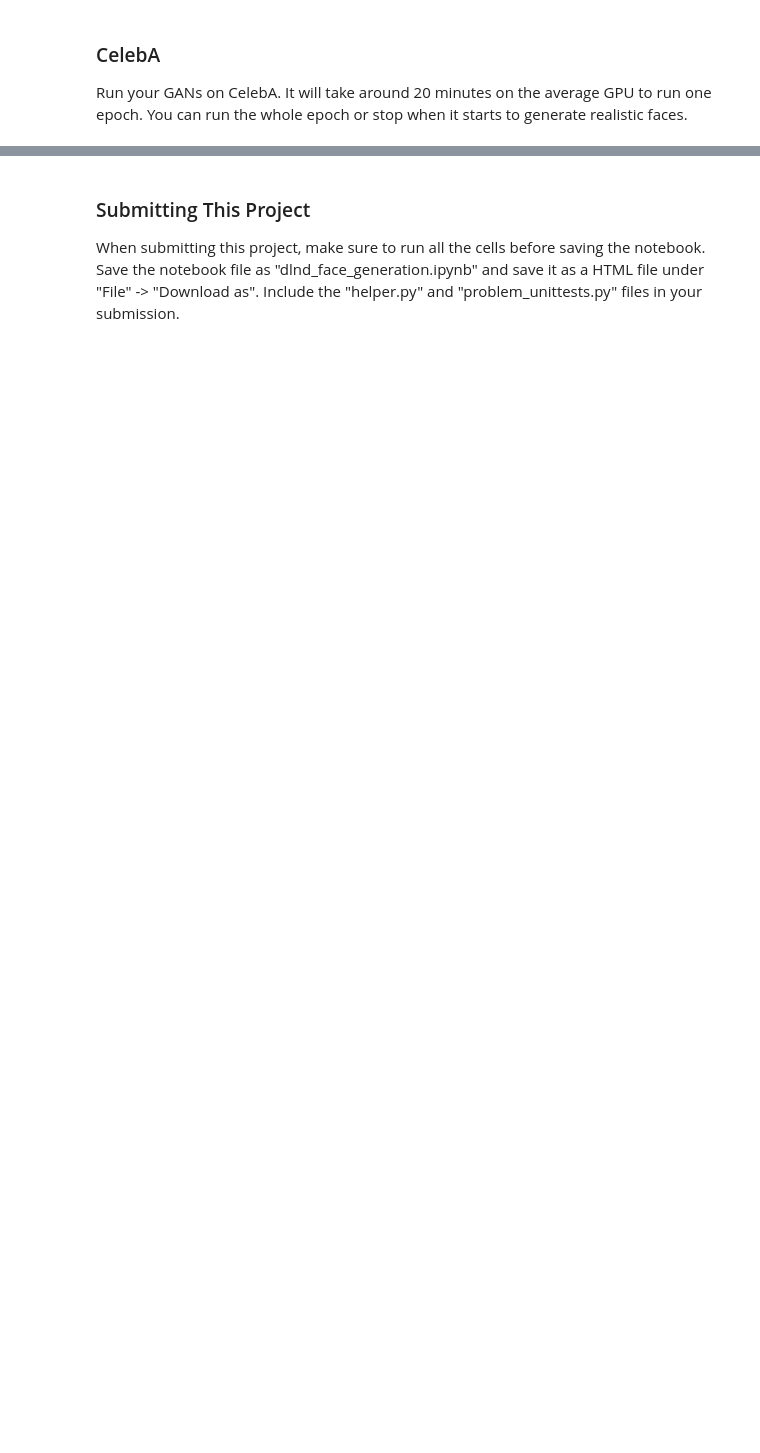
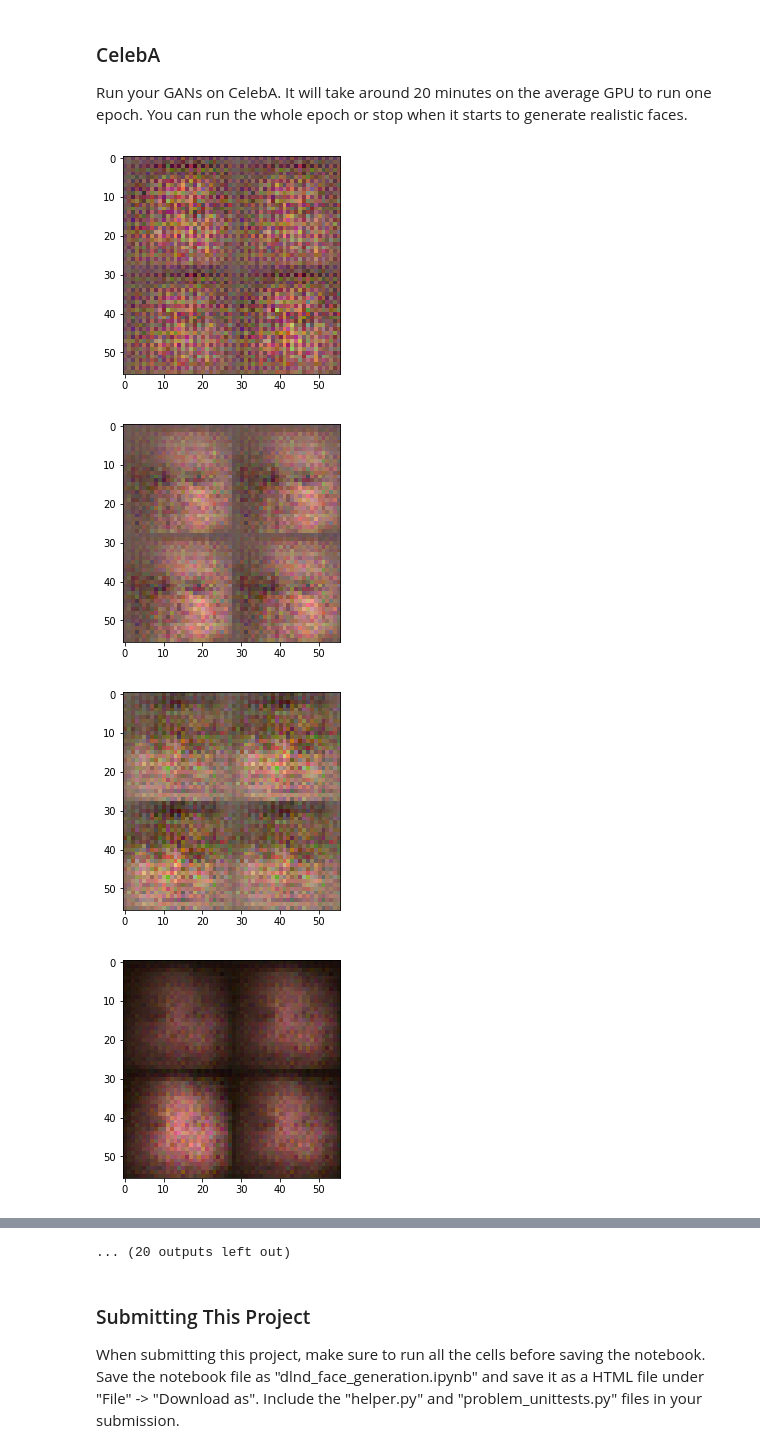
Before and after one commit to nickcica/dlnd_face_generation, a Jupyter notebook: dlnd_face_generation.ipynb, the cells around one changed output, grey strips where cells are left out. Drawn from its saved outputs; the diff is of its cells as text; code cells hidden in the pictures; blank space fills up the shorter version.

```diff
--- a/dlnd_face_generation.ipynb
+++ b/dlnd_face_generation.ipynb
@@ -456,18 +459,23 @@ Epoch 2/2... Discriminator Loss: 0.3295... Generator Loss: 6.4454
 ### CelebA
 Run your GANs on CelebA.  It will take around 20 minutes on the average GPU to run one epoch.  You can run the whole epoch or stop when it starts to generate realistic faces.
 # %%
-batch_size = None
-z_dim = None
-learning_rate = None
-beta1 = None
+batch_size = 64
+z_dim = 100
+learning_rate = 0.0001
+beta1 = 0.5
 
 
 """
 DON'T MODIFY ANYTHING IN THIS CELL THAT IS BELOW THIS LINE
 """
 epochs = 1
 
 celeba_dataset = helper.Dataset('celeba', glob(os.path.join(data_dir, 'img_align_celeba/*.jpg')))
 with tf.Graph().as_default():
     train(epochs, batch_size, z_dim, learning_rate, beta1, celeba_dataset.get_batches,
           celeba_dataset.shape, celeba_dataset.image_mode)
+# %% [output]
+[figure, added]
+[figure, added]
+[figure, added]
+[figure, added]
@@ -474,3 +490,4 @@ with tf.Graph().as_default():
+... (20 outputs left out)
 # %% [markdown]
 ### Submitting This Project
 When submitting this project, make sure to run all the cells before saving the notebook. Save the notebook file as "dlnd_face_generation.ipynb" and save it as a HTML file under "File" -> "Download as". Include the "helper.py" and "problem_unittests.py" files in your submission.
```
Also changed, not shown: parts of 6 cells of this notebook.
